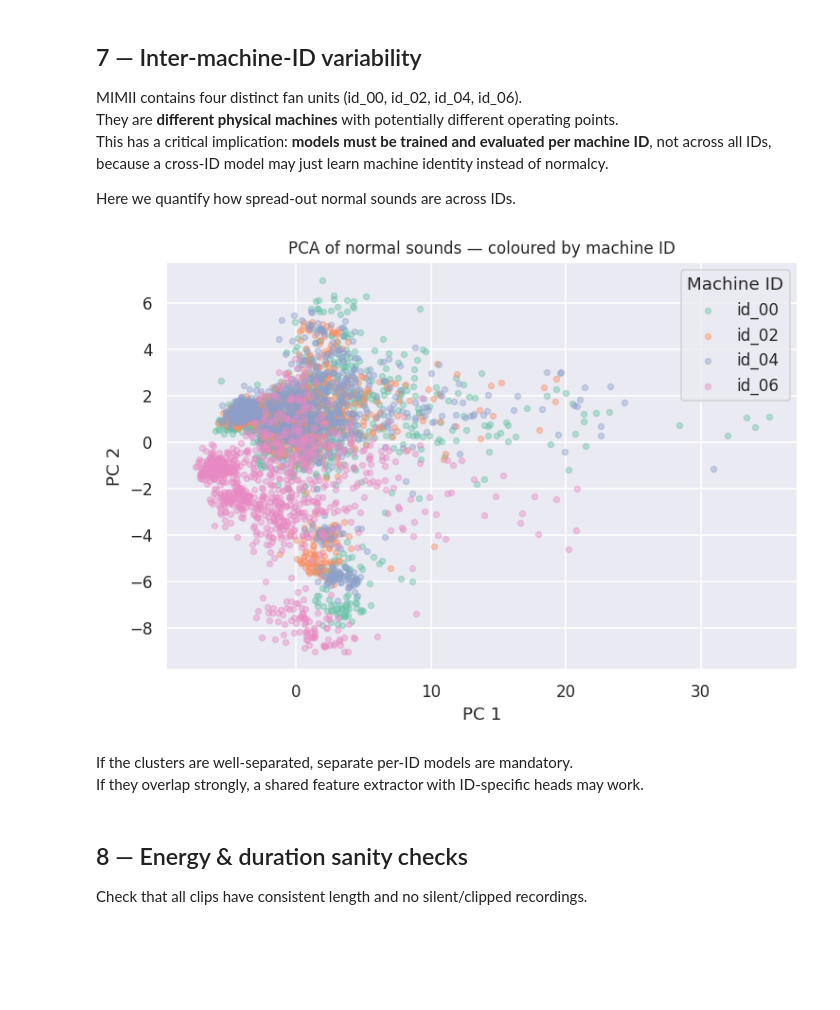
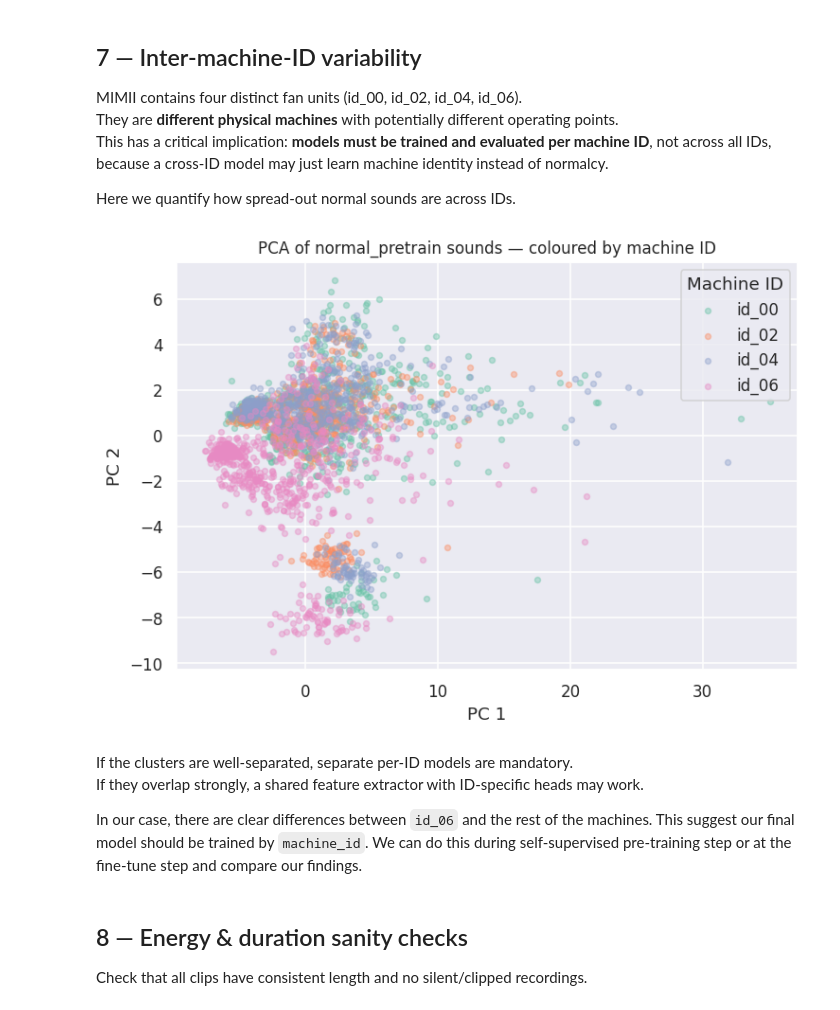
Before and after one commit to wikiwa1/ASD-with-SSL, a Jupyter notebook: EDA.ipynb, the cells around one changed output. Saved outputs shown, nothing was run; the diff lists cells and outputs as text; code cells hidden in the pictures; blank space fills up the shorter version.

Commit message:
Added more statistics to compare different sound representations. Still need to organize everything more coherently.

````diff
--- a/EDA.ipynb
+++ b/EDA.ipynb
@@ -18,6 +18,9 @@ fan/
 ```
 
 Each file is a **10-second, 16 kHz, 8-channel** recording from a circular microphone array. The −6 dB split is the hardest: significant background noise is mixed in, simulating a realistic factory floor.
+# %%
+#Using Colab?
+COLAB = False
 # %%
 # ── imports ──────────────────────────────────────────────────────────────────
 import os
@@ -44,7 +47,12 @@ random.seed(SEED)
 np.random.seed(SEED)
 
 # ── paths ─────────────────────────────────────────────────────────────────────
-DATA_ROOT = Path('fan')   # adjust if data lives elsewhere
+if COLAB:
+    from google.colab import drive
+    drive.mount('/content/drive')
+    DATA_ROOT = Path('drive/MyDrive/ASD-with-SSL/data/fan')
+else:
+    DATA_ROOT = Path('fan')
 MACHINE_IDS = ['id_00', 'id_02', 'id_04', 'id_06']
 SR = 16_000               # native sample rate
 CHANNEL = 0               # which mic channel to use (0–7); channel 0 is conventional
@@ -369,30 +704,33 @@ This has a critical implication: **models must be trained and evaluated per mach
 
 Here we quantify how spread-out normal sounds are across IDs.
 # %%
-normal_mask = manifest['label'] == 'normal'
-X_normal = X_scaled[normal_mask]
-ids_normal = manifest['machine_id'].values[normal_mask]
+# Use normal_pretrain only — the same data the SSL feature extractor will see
+pretrain_mask = manifest['split'] == 'normal_pretrain'
+X_pretrain  = X_scaled[pretrain_mask]
+ids_pretrain = manifest['machine_id'].values[pretrain_mask]
 
-X_pca_n = PCA(n_components=2, random_state=SEED).fit_transform(X_normal)
+X_pca_n = PCA(n_components=2, random_state=SEED).fit_transform(X_pretrain)
 
 fig, ax = plt.subplots(figsize=(7, 5))
 palette = sns.color_palette('Set2', 4)
 for i, mid in enumerate(MACHINE_IDS):
-    mask = ids_normal == mid
+    mask = ids_pretrain == mid
     ax.scatter(X_pca_n[mask, 0], X_pca_n[mask, 1],
                c=[palette[i]], alpha=0.4, s=15, label=mid)
 
-ax.set_title('PCA of normal sounds — coloured by machine ID')
+ax.set_title('PCA of normal_pretrain sounds — coloured by machine ID')
 ax.set_xlabel('PC 1')
 ax.set_ylabel('PC 2')
 ax.legend(title='Machine ID')
 plt.tight_layout()
 plt.show()
 # %% [output]
-[figure, old version]
+[figure, new version]
 # %% [markdown]
 If the clusters are well-separated, separate per-ID models are mandatory.
 If they overlap strongly, a shared feature extractor with ID-specific heads may work.
+
+In our case, there are clear differences between `id_06` and the rest of the machines. This suggest our final model should be trained by `machine_id`. We can do this during self-supervised pre-training step or at the fine-tune step and compare our findings.
 # %% [markdown]
 ## 8 — Energy & duration sanity checks
 
````
Also changed, not shown: parts of 26 cells of this notebook.
